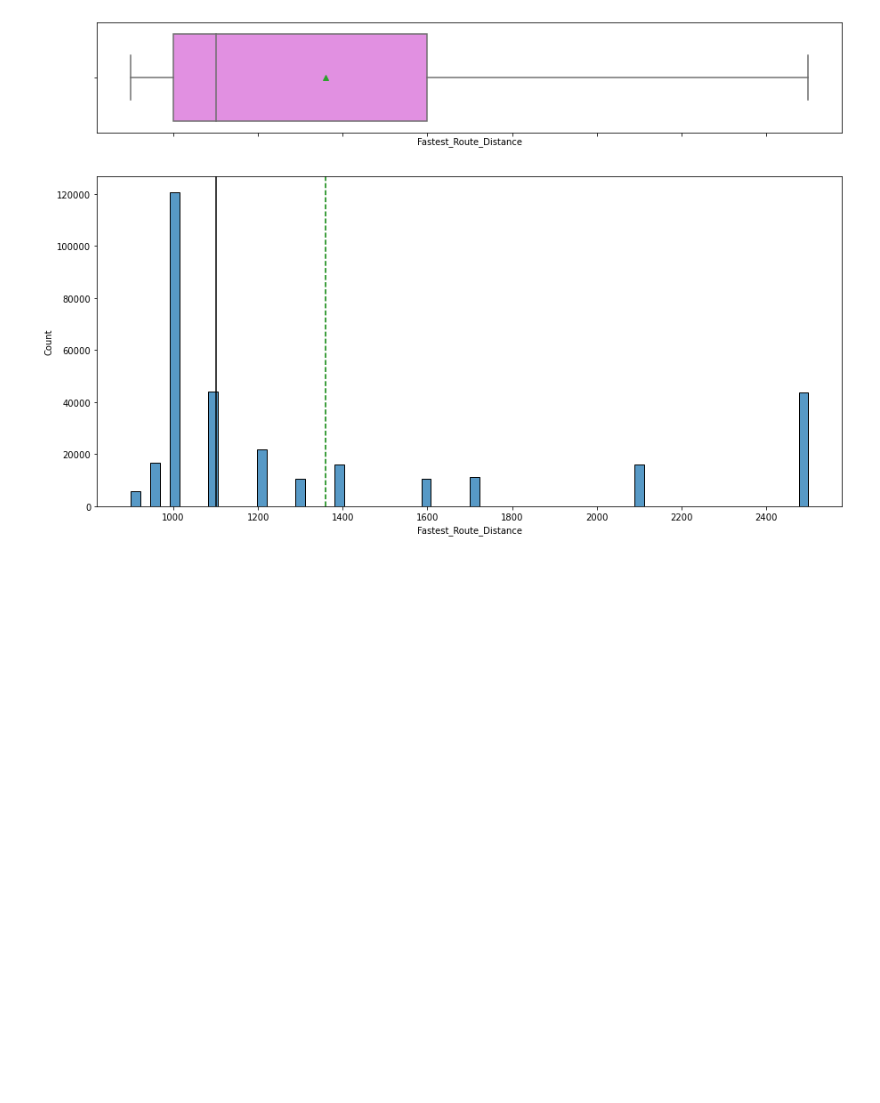
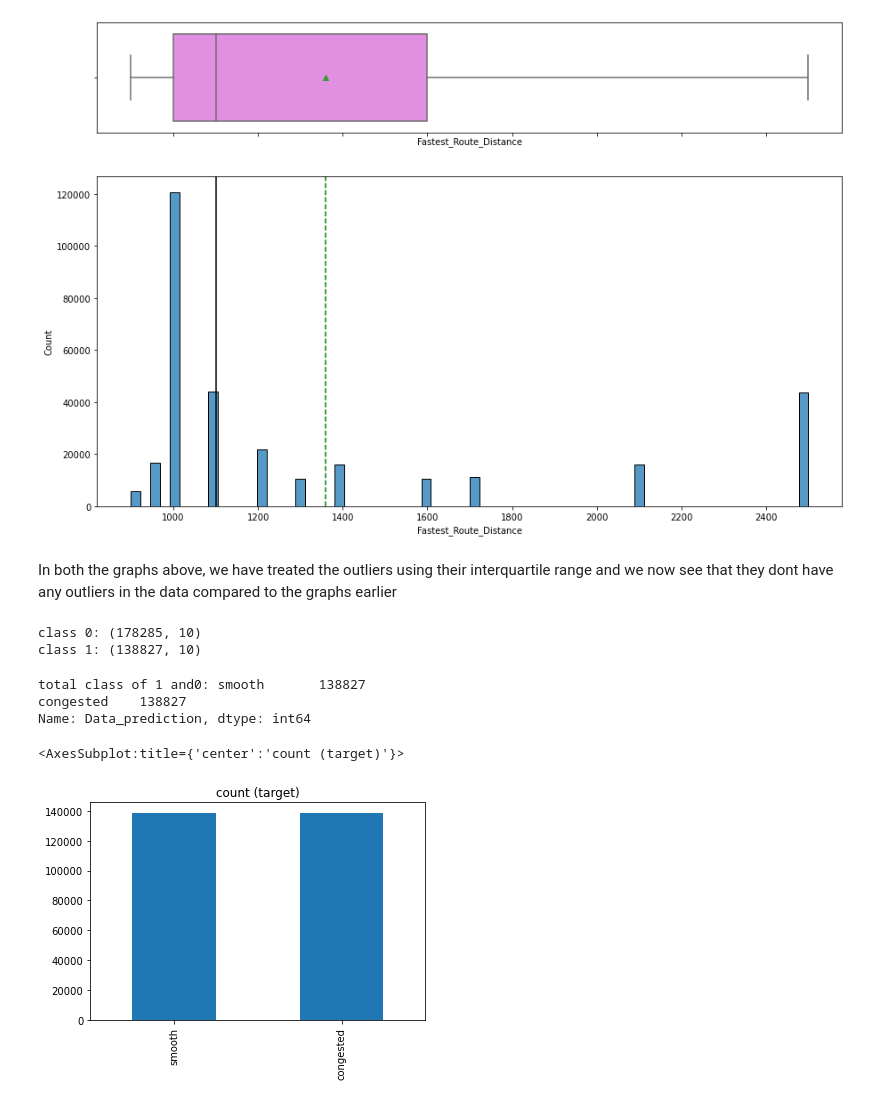
Before and after one commit to andromeda360/research-ds-use-cases, a Jupyter notebook: traffic_congestion/EDA.ipynb, the cells around one changed output. Drawn from its saved outputs; the diff is of its cells as text; code cells hidden in the pictures; blank space fills up the shorter version.

```diff
--- a/traffic_congestion/EDA.ipynb
+++ b/traffic_congestion/EDA.ipynb
@@ -555,3 +575,30 @@ histogram_boxplot(logistics,"Fastest_Route_Time",bins=70)
 histogram_boxplot(logistics,"Fastest_Route_Distance",bins=70)
 # %% [output]
 [figure]
+# %% [markdown]
+In both the graphs above, we have treated the outliers using their interquartile range and we now see that they dont have any outliers in the data compared to the graphs earlier
+# %%
+# class count
+class_count_0, class_count_1 = logistics['Data_prediction'].value_counts()
+
+# Separate class
+class_0 = logistics[logistics['Data_prediction'] == "congested"]
+class_1 = logistics[logistics['Data_prediction'] == "smooth"]# print the shape of the class
+print('class 0:', class_0.shape)
+print('class 1:', class_1.shape)
+# %% [output]
+class 0: (178285, 10)
+class 1: (138827, 10)
+# %%
+class_0_under = class_0.sample(class_count_1)
+
+test_under = pd.concat([class_0_under, class_1], axis=0)
+
+print("total class of 1 and0:",test_under['Data_prediction'].value_counts())# plot the count after under-sampeling
+test_under['Data_prediction'].value_counts().plot(kind='bar', title='count (target)')
+# %% [output]
+total class of 1 and0: smooth       138827
+congested    138827
+Name: Data_prediction, dtype: int64
+<AxesSubplot:title={'center':'count (target)'}>
+[figure, added]
```
Also changed, not shown: parts of 12 cells of this notebook, 2 other files.
